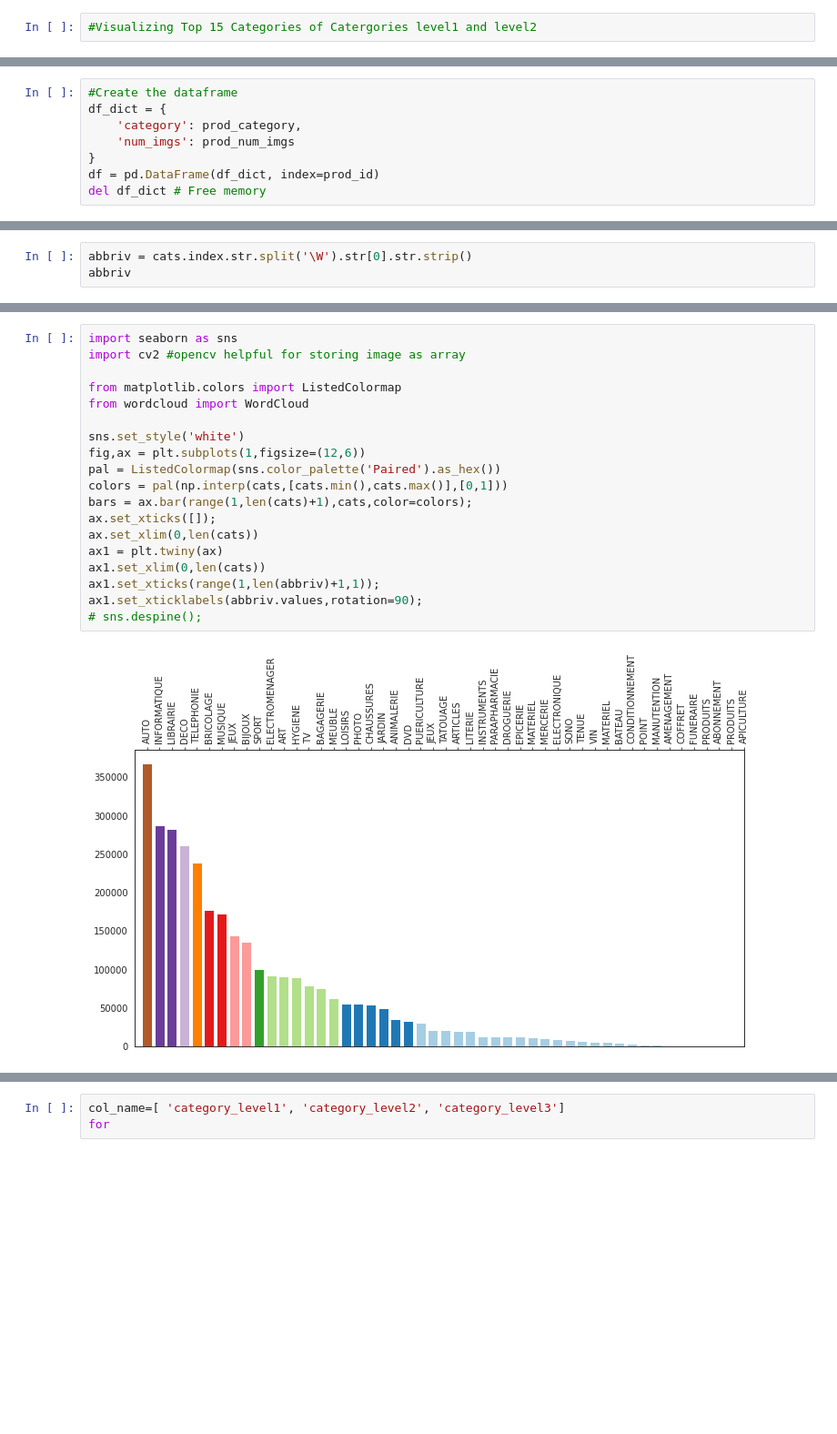
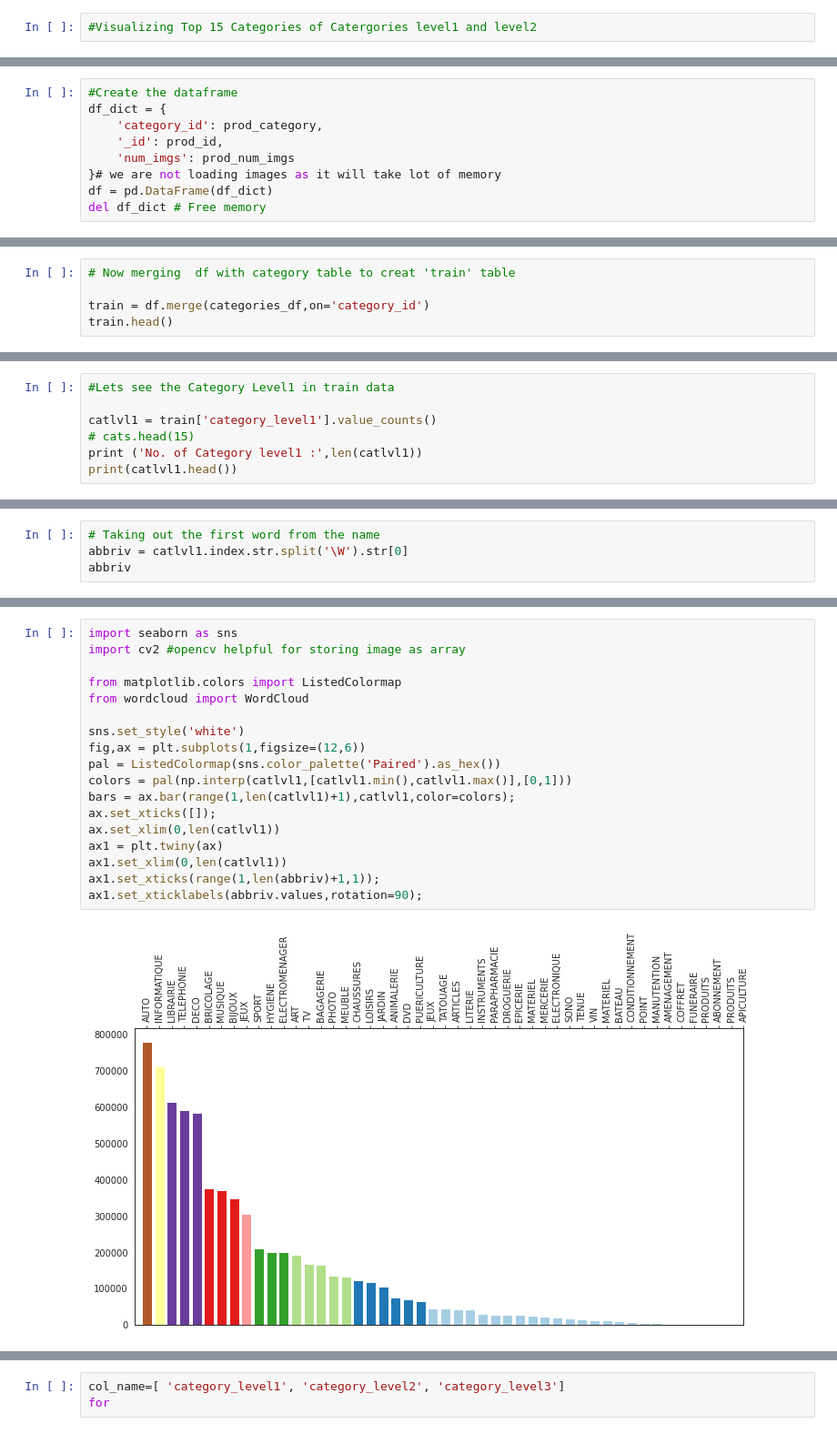
Before and after one commit to sarthakkaushik/Cdiscount-Image-Classification, a Jupyter notebook: Cdiscount_EDA.ipynb, the cells around one changed output, grey strips where cells are left out. Shown at 91% size. Saved outputs shown, nothing was run; the diff lists cells and outputs as text; blank space fills up the shorter version.

```diff
--- a/Cdiscount_EDA.ipynb
+++ b/Cdiscount_EDA.ipynb
@@ -230,10 +283,11 @@ KeyboardInterrupt: ignored
 # %%
 #Create the dataframe
 df_dict = {
-    'category': prod_category,
+    'category_id': prod_category,
+    '_id': prod_id,
     'num_imgs': prod_num_imgs
-}
-df = pd.DataFrame(df_dict, index=prod_id)
+}# we are not loading images as it will take lot of memory
+df = pd.DataFrame(df_dict)
 del df_dict # Free memory
 # %%
 df.head()
@@ -349,0 +301,5 @@ train = pd.merge(categories,train,right_on='category_id',left_index=True)
+# %%
+# Now merging  df with category table to creat 'train' table
+
+train = df.merge(categories_df,on='category_id')
+train.head()
@@ -404,0 +414,7 @@ Name: category_level1, dtype: int64
+# %%
+#Lets see the Category Level1 in train data
+
+catlvl1 = train['category_level1'].value_counts()
+# cats.head(15)
+print ('No. of Category level1 :',len(catlvl1))
+print(catlvl1.head())
@@ -405,4 +429,5 @@ Name: category_level1, dtype: int64
 # %%
-abbriv = cats.index.str.split('\W').str[0].str.strip()
+# Taking out the first word from the name
+abbriv = catlvl1.index.str.split('\W').str[0]
 abbriv
 # %% [output]
@@ -419,21 +444,20 @@ Index(['AUTO', 'INFORMATIQUE', 'LIBRAIRIE', 'DECO', 'TELEPHONIE', 'BRICOLAGE',
 # %%
 import seaborn as sns
 import cv2 #opencv helpful for storing image as array
 
 from matplotlib.colors import ListedColormap
 from wordcloud import WordCloud
 
 sns.set_style('white')
 fig,ax = plt.subplots(1,figsize=(12,6))
 pal = ListedColormap(sns.color_palette('Paired').as_hex())
-colors = pal(np.interp(cats,[cats.min(),cats.max()],[0,1]))
-bars = ax.bar(range(1,len(cats)+1),cats,color=colors);
+colors = pal(np.interp(catlvl1,[catlvl1.min(),catlvl1.max()],[0,1]))
+bars = ax.bar(range(1,len(catlvl1)+1),catlvl1,color=colors);
 ax.set_xticks([]);
-ax.set_xlim(0,len(cats))
+ax.set_xlim(0,len(catlvl1))
 ax1 = plt.twiny(ax)
-ax1.set_xlim(0,len(cats))
+ax1.set_xlim(0,len(catlvl1))
 ax1.set_xticks(range(1,len(abbriv)+1,1));
 ax1.set_xticklabels(abbriv.values,rotation=90);
-# sns.despine();
 # %% [output]
-[figure, old version]
+[figure, new version]
```
Also changed, not shown: parts of 43 cells of this notebook.
